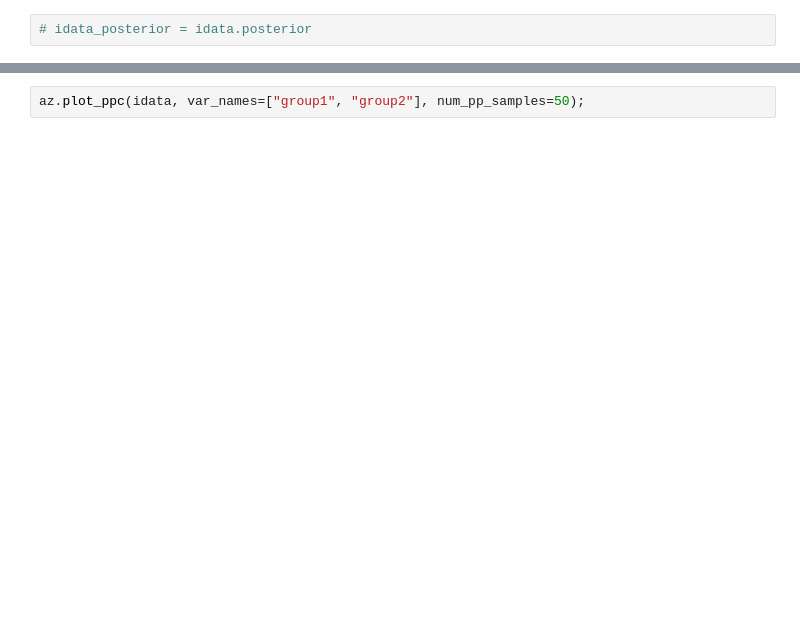
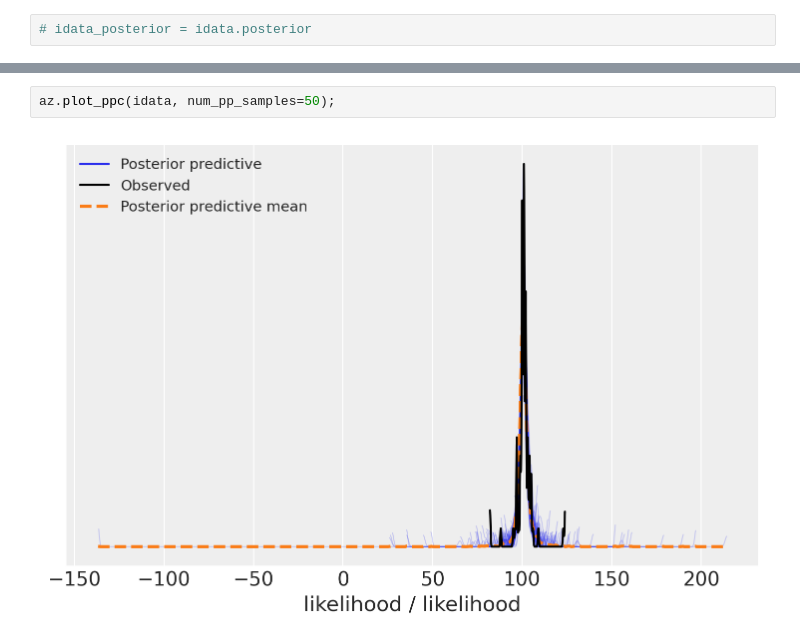
Before and after one commit to hyosubkim/bayes-toolbox, a Jupyter notebook: notebooks/example.ipynb, the cells around one changed output, grey strips where cells are left out. Cells and saved outputs as stored; diff of their text form; blank space fills up the shorter version.

```diff
--- a/notebooks/example.ipynb
+++ b/notebooks/example.ipynb
@@ -88,4 +151,6 @@ with model:
 # %%
-az.plot_ppc(idata, var_names=["group1", "group2"], num_pp_samples=50);
+az.plot_ppc(idata, num_pp_samples=50);
+# %% [output]
+[figure, added]
 # %%
 az.rcParams.keys()
```
Also changed, not shown: parts of 15 cells of this notebook, 3 other files.
